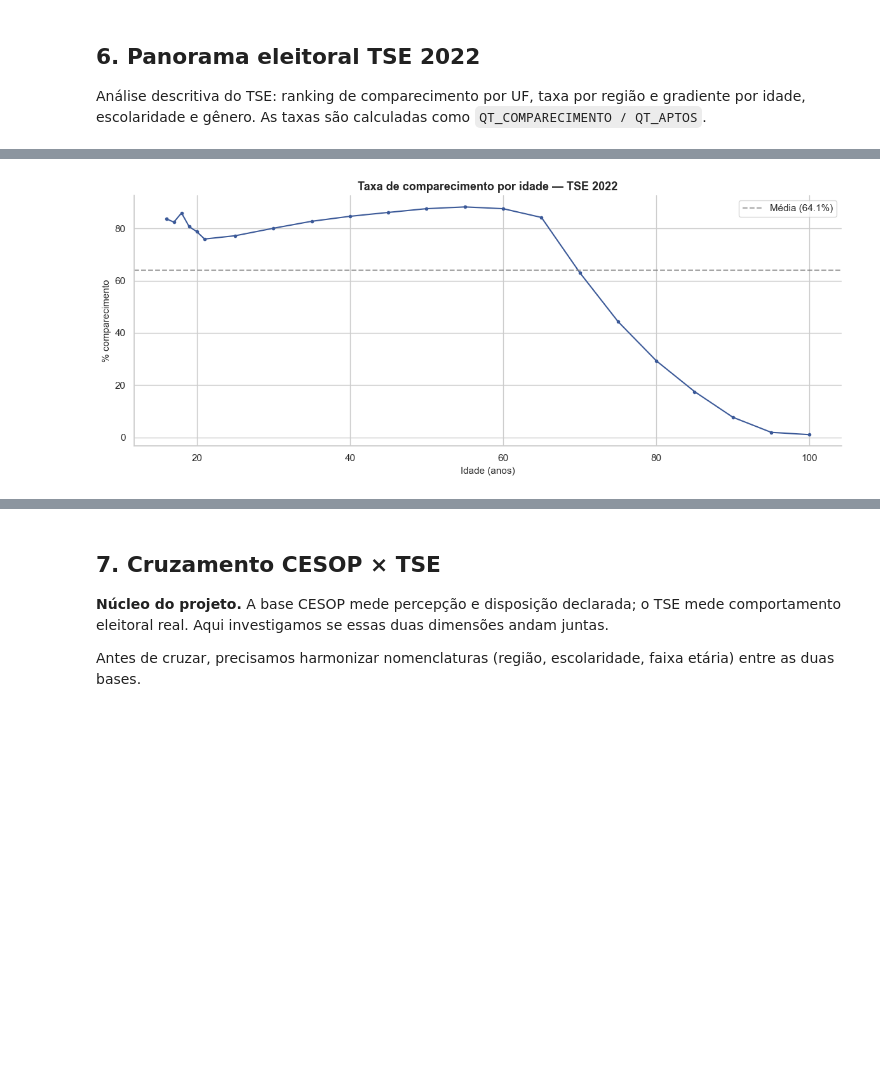
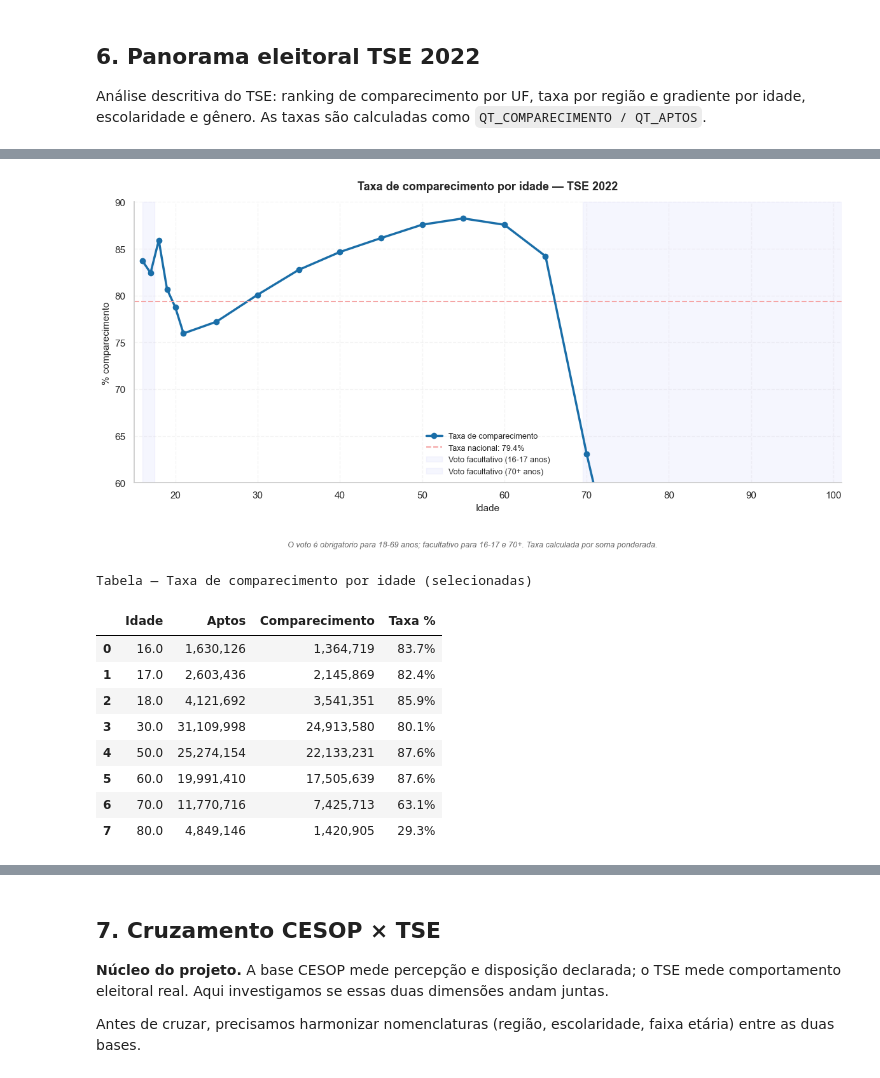
Before and after one commit to edfeherr/projeto-eda-democracia, a Jupyter notebook: notebooks/02_analises_exploratorias.ipynb, the cells around one changed output, grey strips where cells are left out. Saved outputs shown, nothing was run; the diff lists cells and outputs as text; code cells hidden in the pictures; blank space fills up the shorter version.

```diff
--- a/notebooks/02_analises_exploratorias.ipynb
+++ b/notebooks/02_analises_exploratorias.ipynb
@@ -1948,45 +1911,54 @@ df_tse_idade["TAXA"] = df_tse_idade["QT_COMPARECIMENTO"] / df_tse_idade["QT_APTO
 df_tse_idade = df_tse_idade.sort_values("IDADE")
 
 # Taxa nacional ponderada
-taxa_nacional_idade = (df_tse_idade["QT_COMPARECIMENTO"].sum() / df_tse_idade["QT_APTOS"].sum()) * 100
+# taxa_nacional_idade = (df_tse_idade["QT_COMPARECIMENTO"].sum() / df_tse_idade["QT_APTOS"].sum()) * 100
 
 fig, ax = plt.subplots(figsize=(12, 6))
 ax.plot(df_tse_idade["IDADE"], df_tse_idade["TAXA"], marker="o", linewidth=2.5,
-        markersize=6, color="#1b9e77", label="Taxa de comparecimento")
+        markersize=6, color="#1a6ea8", label="Taxa de comparecimento")
 
 # Linha com taxa nacional
-ax.axhline(taxa_nacional_idade, color="#666666", linestyle="--", linewidth=1.5,
-          label=f"Taxa nacional: {taxa_nacional_idade:.1f}%")
+ax.axhline(comp_pct, color="#F5A5A5", linestyle="--", linewidth=1.5,
+          label=f"Taxa nacional: {comp_pct:.1f}%")
 
 # Destaque para idades de voto facultativo
-ax.axvspan(16, 17.5, alpha=0.1, color="#ff7f0e", label="Voto facultativo (16-17 anos)")
-ax.axvspan(69.5, max(df_tse_idade["IDADE"]) + 1, alpha=0.1, color="#ff7f0e", label="Voto facultativo (70+ anos)")
+ax.axvspan(16, 17.5, alpha=0.1, color="#a6a8fc06", label="Voto facultativo (16-17 anos)")
+ax.axvspan(69.5, max(df_tse_idade["IDADE"]) + 1, alpha=0.1, color="#a6a8fc06", label="Voto facultativo (70+ anos)")
 
 ax.set_title("Taxa de comparecimento por idade — TSE 2022", pad=14)
 ax.set_xlabel("Idade")
 ax.set_ylabel("% comparecimento")
 ax.set_ylim(60, 90)
 ax.set_xlim(15, max(df_tse_idade["IDADE"]) + 1)
 ax.grid(True, alpha=0.2, linestyle="--")
 ax.spines["top"].set_visible(False)
 ax.spines["right"].set_visible(False)
 ax.legend(loc="best", fontsize=9, frameon=False)
 
 fig.text(0.5, 0.01,
          "O voto é obrigatorio para 18-69 anos; facultativo para 16-17 e 70+. "
          "Taxa calculada por soma ponderada.",
          ha="center", fontsize=9, color="#666666", style="italic")
 plt.tight_layout(rect=[0, 0.07, 1, 1])
 plt.show()
 
-print(f"
-Tabela — Taxa de comparecimento por idade (selecionadas)")
+print(f"Tabela — Taxa de comparecimento por idade (selecionadas)")
 tab_idade = df_tse_idade[["IDADE", "QT_APTOS", "QT_COMPARECIMENTO", "TAXA"]].copy()
 tab_idade = tab_idade[tab_idade["IDADE"].isin([16, 17, 18, 30, 50, 60, 70, 80])]
 tab_idade.columns = ["Idade", "Aptos", "Comparecimento", "Taxa %"]
 tab_idade["Aptos"] = tab_idade["Aptos"].astype(int).apply(lambda x: f"{x:,}")
 tab_idade["Comparecimento"] = tab_idade["Comparecimento"].astype(int).apply(lambda x: f"{x:,}")
 tab_idade["Taxa %"] = tab_idade["Taxa %"].apply(lambda x: f"{x:.1f}%")
 display(tab_idade.reset_index(drop=True))
 # %% [output]
-[figure, old version]
+[figure, new version]
+Tabela — Taxa de comparecimento por idade (selecionadas)
+|  | Idade | Aptos | Comparecimento | Taxa % |
+| 0 | 16.0 | 1,630,126 | 1,364,719 | 83.7% |
+| 1 | 17.0 | 2,603,436 | 2,145,869 | 82.4% |
+| 2 | 18.0 | 4,121,692 | 3,541,351 | 85.9% |
+| 3 | 30.0 | 31,109,998 | 24,913,580 | 80.1% |
+| 4 | 50.0 | 25,274,154 | 22,133,231 | 87.6% |
+| 5 | 60.0 | 19,991,410 | 17,505,639 | 87.6% |
+| 6 | 70.0 | 11,770,716 | 7,425,713 | 63.1% |
+| 7 | 80.0 | 4,849,146 | 1,420,905 | 29.3% |
```
Also changed, not shown: parts of 29 cells of this notebook.
